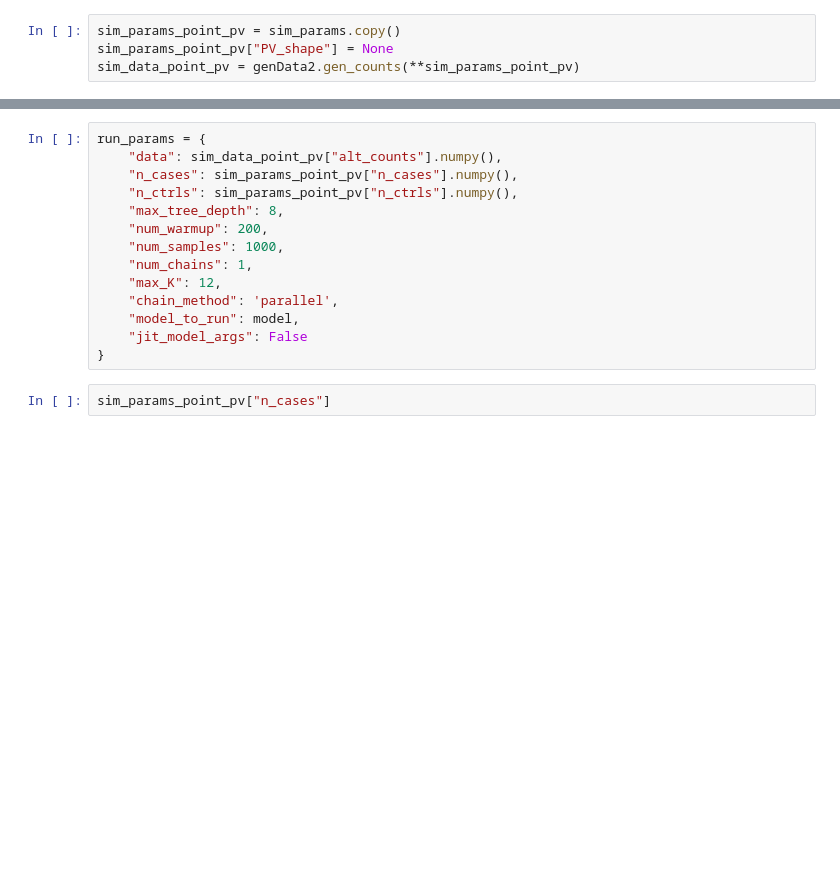
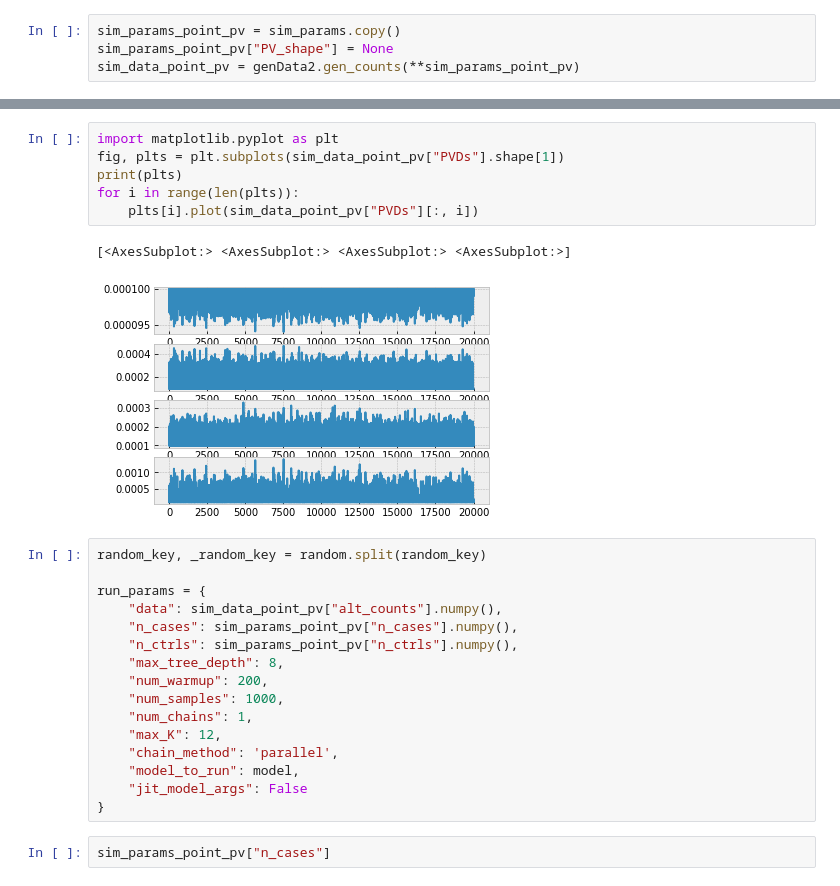
Before and after one commit to akotlar/multivariate-tada, a Jupyter notebook: project/sim5.ipynb, the cells around one changed output, grey strips where cells are left out. Drawn from its saved outputs; the diff is of its cells as text; blank space fills up the shorter version.

```diff
--- a/project/sim5.ipynb
+++ b/project/sim5.ipynb
@@ -75,4 +99,15 @@ for i in range(len(plts)):
+# %%
+import matplotlib.pyplot as plt
+fig, plts = plt.subplots(sim_data_point_pv["PVDs"].shape[1])
+print(plts)
+for i in range(len(plts)):
+    plts[i].plot(sim_data_point_pv["PVDs"][:, i])
+# %% [output]
+[<AxesSubplot:> <AxesSubplot:> <AxesSubplot:> <AxesSubplot:>]
+[figure, added]
 # %%
+random_key, _random_key = random.split(random_key)
+
 run_params = {
     "data": sim_data_point_pv["alt_counts"].numpy(),
     "n_cases": sim_params_point_pv["n_cases"].numpy(),
```
Also changed, not shown: parts of 42 cells of this notebook, 2 other files.
